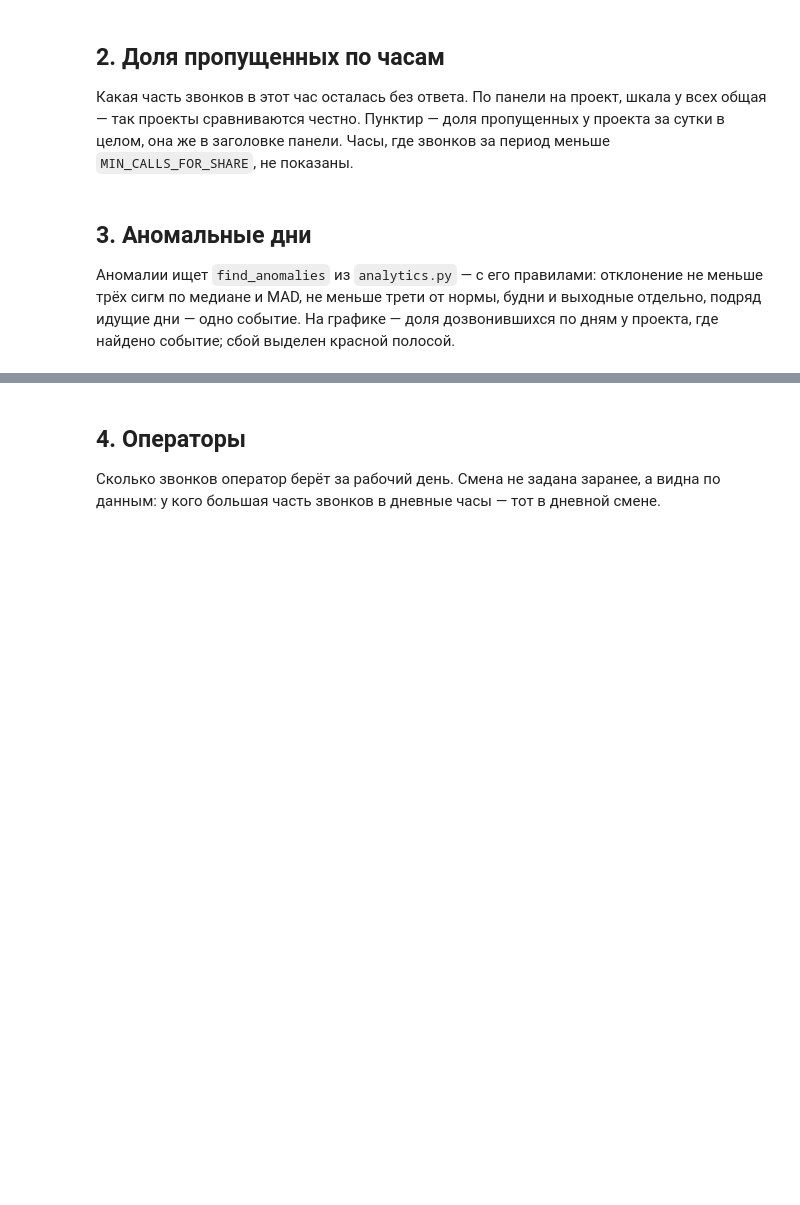
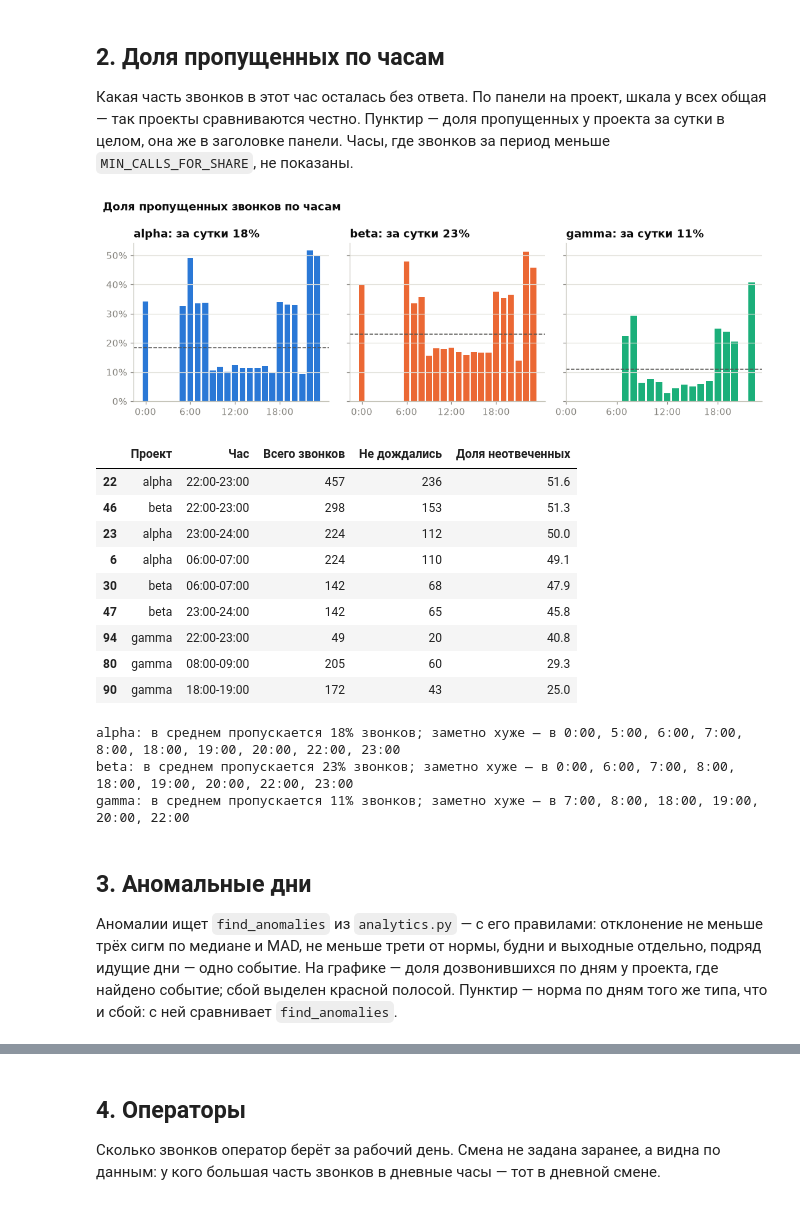
Before and after one commit to Furkat-94/ETL---AUTOMATION, a Jupyter notebook: demo_analysis.ipynb, the cells around one changed output, grey strips where cells are left out. Saved outputs shown, nothing was run; the diff lists cells and outputs as text; code cells hidden in the pictures; blank space fills up the shorter version.

```diff
--- a/demo_analysis.ipynb
+++ b/demo_analysis.ipynb
@@ -147,34 +155,49 @@ vh["share"] = np.where(vh["total"] >= MIN_CALLS_FOR_SHARE,
 
 # subplots(1, N) — N панелей в ряд; sharey=True — одна шкала на всех
 fig, axes = plt.subplots(1, len(BIG_PROJECTS), figsize=(10, 3.4), sharey=True)
 for ax, project in zip(np.atleast_1d(axes), BIG_PROJECTS):
     p = vh[vh["project"] == project].sort_values("call_hour")
     ax.bar(p["call_hour"], p["share"], width=0.8,
            color=PROJECT_COLORS[project])
     base = p["lost"].sum() / p["total"].sum()
     # axhline — горизонтальная линия через весь график. Её значение
     # пишем в заголовок панели: рядом с линией подпись задевала столбцы
     ax.axhline(base, color=INK_2, linestyle="--", linewidth=1)
     ax.set_title(f"{project}: за сутки {base:.0%}")
     ax.set_xticks([0, 6, 12, 18])
     ax.set_xticklabels(["0:00", "6:00", "12:00", "18:00"])
-    ax.yaxis.set_major_formatter(PercentFormatter(1.0))   # 0.25 -> 25%
+    ax.yaxis.set_major_formatter(PercentFormatter(1.0, decimals=0))  # 0.25 -> 25%
 
 fig.suptitle("Доля пропущенных звонков по часам", x=0.01, ha="left",
              fontweight="bold")
 fig.tight_layout()
 plt.show()
 
 # Худшие часы — готовая функция из analytics.py, это же таблица к графику
 display(hour_profile(engine))
 
 for project in BIG_PROJECTS:
     p = vh[(vh["project"] == project) & vh["share"].notna()]
     base = p["lost"].sum() / p["total"].sum()
     # Тот же порог, что в sheets_analytics: час хуже обычного в 1,25 раза
     bad = p[p["share"] >= base * 1.25]["call_hour"].tolist()
     print(f"{project}: в среднем пропускается {base:.0%} звонков; "
           f"заметно хуже — в {', '.join(f'{x}:00' for x in bad) or 'нет таких часов'}")
+# %% [output]
+[figure, added]
+|  | Проект | Час | Всего звонков | Не дождались | Доля неотвеченных |
+| 22 | alpha | 22:00-23:00 | 457 | 236 | 51.6 |
+| 46 | beta | 22:00-23:00 | 298 | 153 | 51.3 |
+| 23 | alpha | 23:00-24:00 | 224 | 112 | 50.0 |
+| 6 | alpha | 06:00-07:00 | 224 | 110 | 49.1 |
+| 30 | beta | 06:00-07:00 | 142 | 68 | 47.9 |
+| 47 | beta | 23:00-24:00 | 142 | 65 | 45.8 |
+| 94 | gamma | 22:00-23:00 | 49 | 20 | 40.8 |
+| 80 | gamma | 08:00-09:00 | 205 | 60 | 29.3 |
+| 90 | gamma | 18:00-19:00 | 172 | 43 | 25.0 |
+alpha: в среднем пропускается 18% звонков; заметно хуже — в 0:00, 5:00, 6:00, 7:00, 8:00, 18:00, 19:00, 20:00, 22:00, 23:00
+beta: в среднем пропускается 23% звонков; заметно хуже — в 0:00, 6:00, 7:00, 8:00, 18:00, 19:00, 20:00, 22:00, 23:00
+gamma: в среднем пропускается 11% звонков; заметно хуже — в 7:00, 8:00, 18:00, 19:00, 20:00, 22:00
 # %% [markdown]
 ## 3. Аномальные дни
 
@@ -182,7 +205,8 @@ for project in BIG_PROJECTS:
 отклонение не меньше трёх сигм по медиане и MAD, не меньше трети от
 нормы, будни и выходные отдельно, подряд идущие дни — одно событие.
 На графике — доля дозвонившихся по дням у проекта, где найдено
-событие; сбой выделен красной полосой.
+событие; сбой выделен красной полосой. Пунктир — норма по дням того
+же типа, что и сбой: с ней сравнивает `find_anomalies`.
 # %%
 events = find_anomalies(daily)
 display(events if len(events) else "Аномалий не найдено")
```
Also changed, not shown: parts of 5 cells of this notebook.
